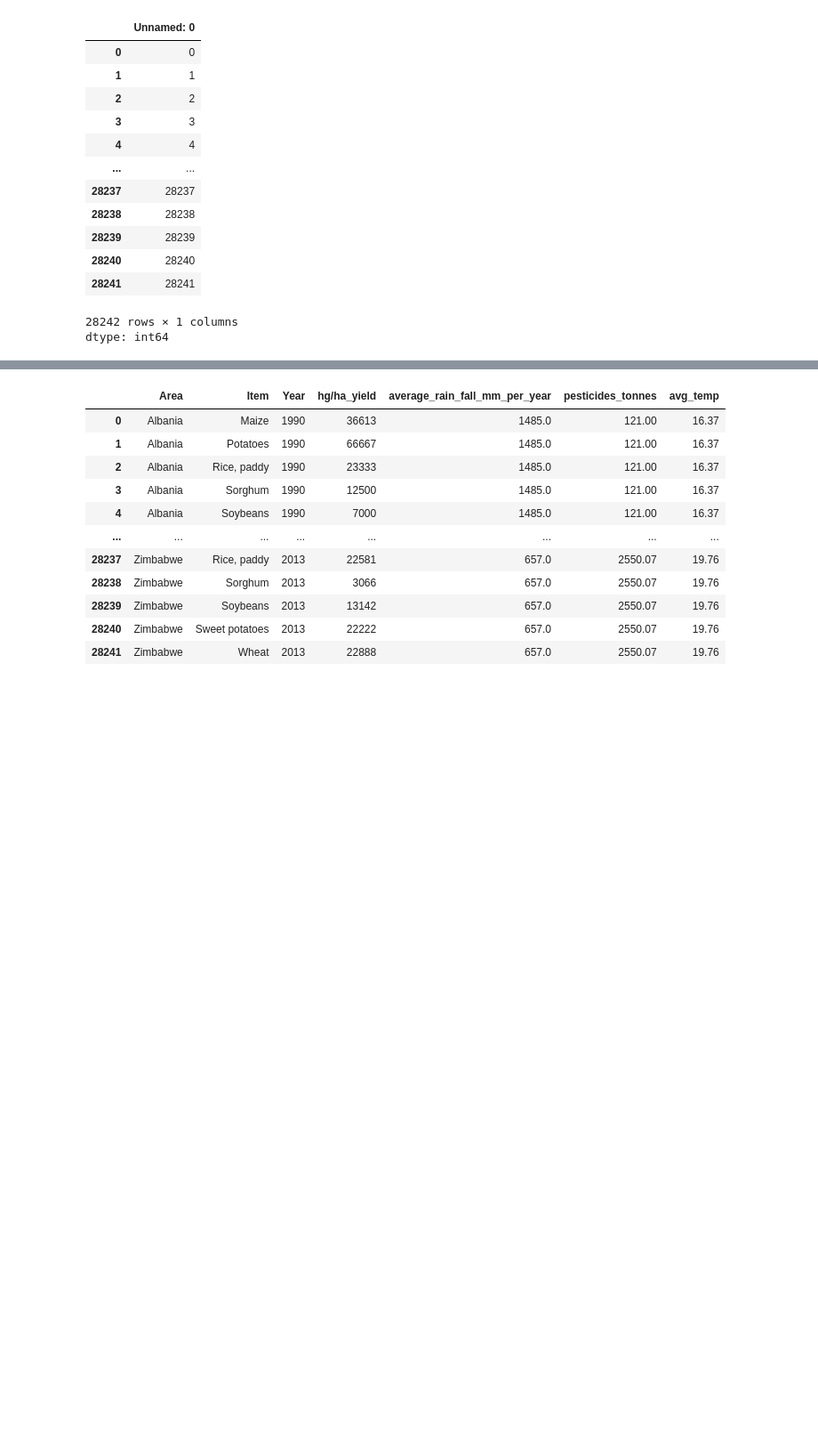
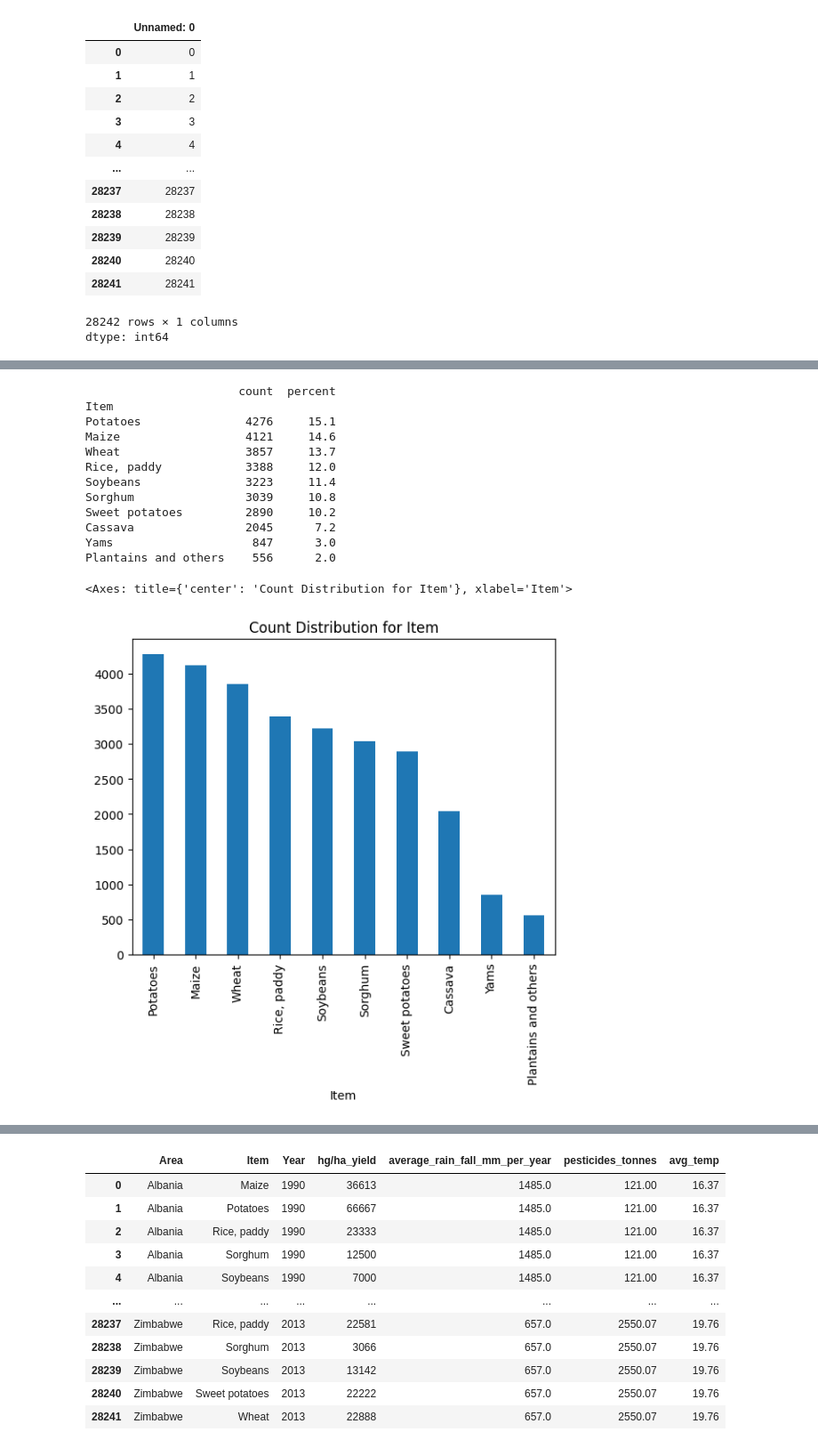
Before and after one commit to Hasbirizqulloh/cropyieldprediction, a Jupyter notebook: Submission_Crop_Yield_Prediction.ipynb, the cells around one changed output, grey strips where cells are left out. Shown at 89% size. Saved outputs shown, nothing was run; the diff lists cells and outputs as text; code cells hidden in the pictures; blank space fills up the shorter version.

```diff
--- a/Submission_Crop_Yield_Prediction.ipynb
+++ b/Submission_Crop_Yield_Prediction.ipynb
@@ -123,0 +306,22 @@ dtype: int64
+# %%
+feature = categorical_features[1]
+count = df[feature].value_counts()
+percent = 100 * df[feature].value_counts(normalize=True)
+count_percent = pd.DataFrame({'count': count, 'percent': percent.round(1)})
+print(count_percent)
+count.plot(kind='bar', title=f'Count Distribution for {feature}')
+# %% [output]
+                      count  percent
+Item
+Potatoes               4276     15.1
+Maize                  4121     14.6
+Wheat                  3857     13.7
+Rice, paddy            3388     12.0
+Soybeans               3223     11.4
+Sorghum                3039     10.8
+Sweet potatoes         2890     10.2
+Cassava                2045      7.2
+Yams                    847      3.0
+Plantains and others    556      2.0
+<Axes: title={'center': 'Count Distribution for Item'}, xlabel='Item'>
+[figure, added]
```
Also changed, not shown: parts of 96 cells of this notebook, 1 other file.
